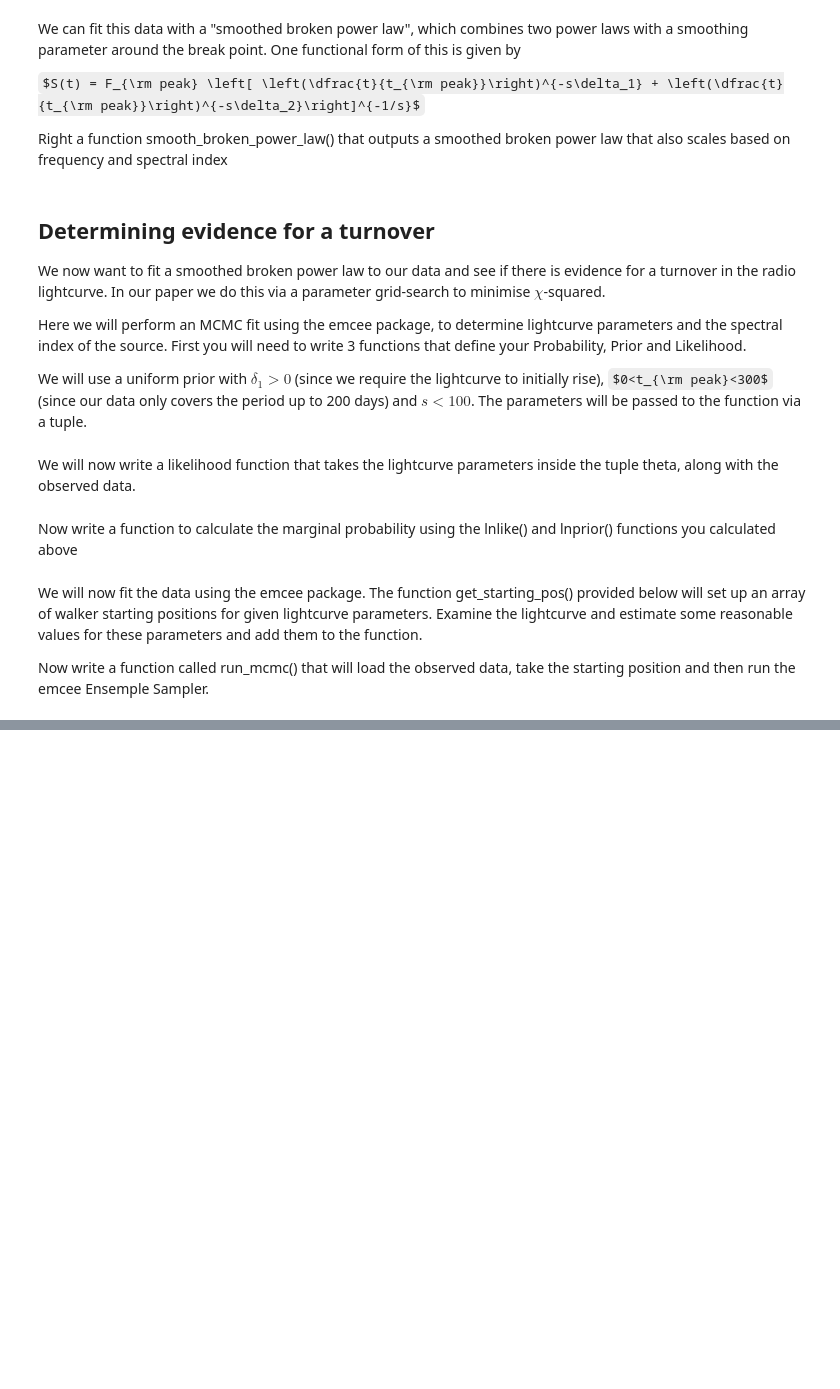
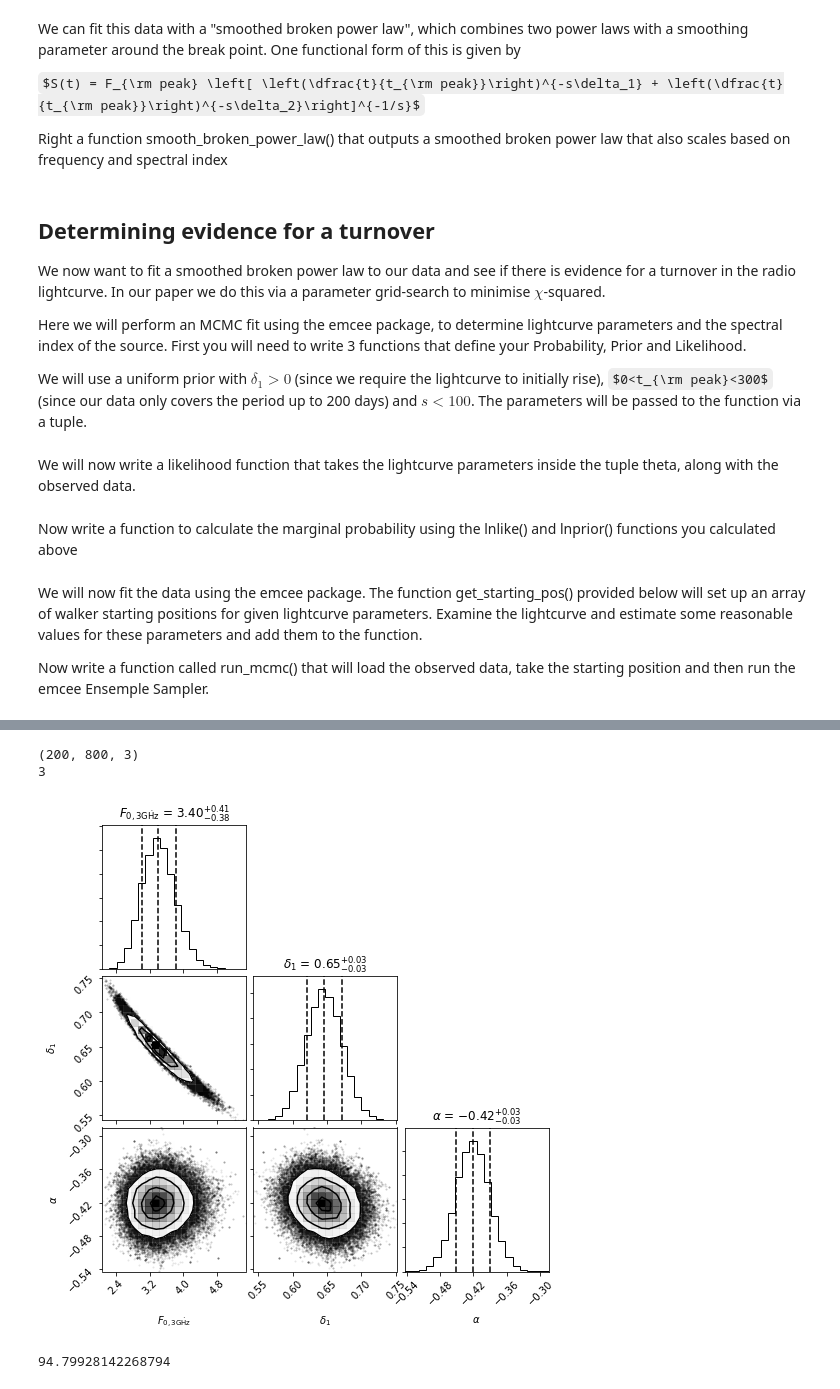
Before and after one commit to ddobie/growth-winter-school-2018, a Jupyter notebook: full_solutions.ipynb, the cells around one changed output, grey strips where cells are left out. Drawn from its saved outputs; the diff is of its cells as text; code cells hidden in the pictures; some formulas as TeX source; blank space fills up the shorter version.

```diff
--- a/full_solutions.ipynb
+++ b/full_solutions.ipynb
@@ -258,0 +395,16 @@ make_corner_plot(good_chain)
+# %%
+def make_corner_plot_noturnover(good_chain, savefile='corner.png'):
+    param_names = ['$F_{0, 3\.{\\rm GHz}}$', '$\\delta_1$', '$\\alpha$']
+    ndim = good_chain.shape[2]
+    print(ndim)
+
+    fig = corner.corner(good_chain.reshape((-1, ndim)), quantiles=[0.16, 0.5, 0.84], labels=param_names, show_titles=True)
+    plt.savefig(savefile)
+
+good_chain_nt = chain_noturnover[:, chain_cut_nt:, :]
+print(good_chain_nt.shape)
+make_corner_plot_noturnover(good_chain_nt)
+# %% [output]
+(200, 800, 3)
+3
+[figure, added]
@@ -258,0 +426,5 @@ make_corner_plot(good_chain)
+# %%
+chi2_nt = calc_chi2(best_params_nt, ['F0', 'delta_1', 'alpha'], power_law, tdata)
+print(chi2_nt)
+# %% [output]
+94.79928142268794
```
Also changed, not shown: parts of 16 cells of this notebook.
